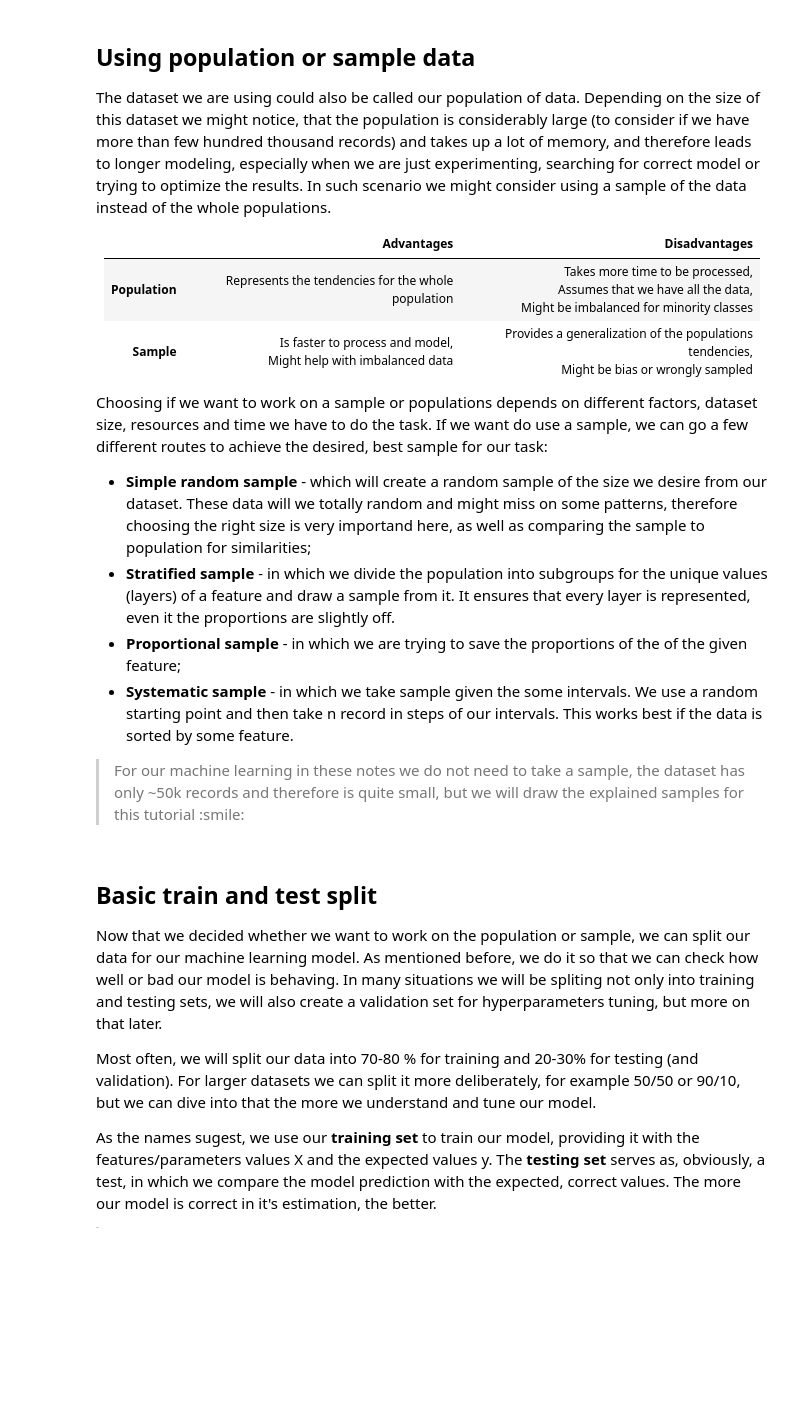
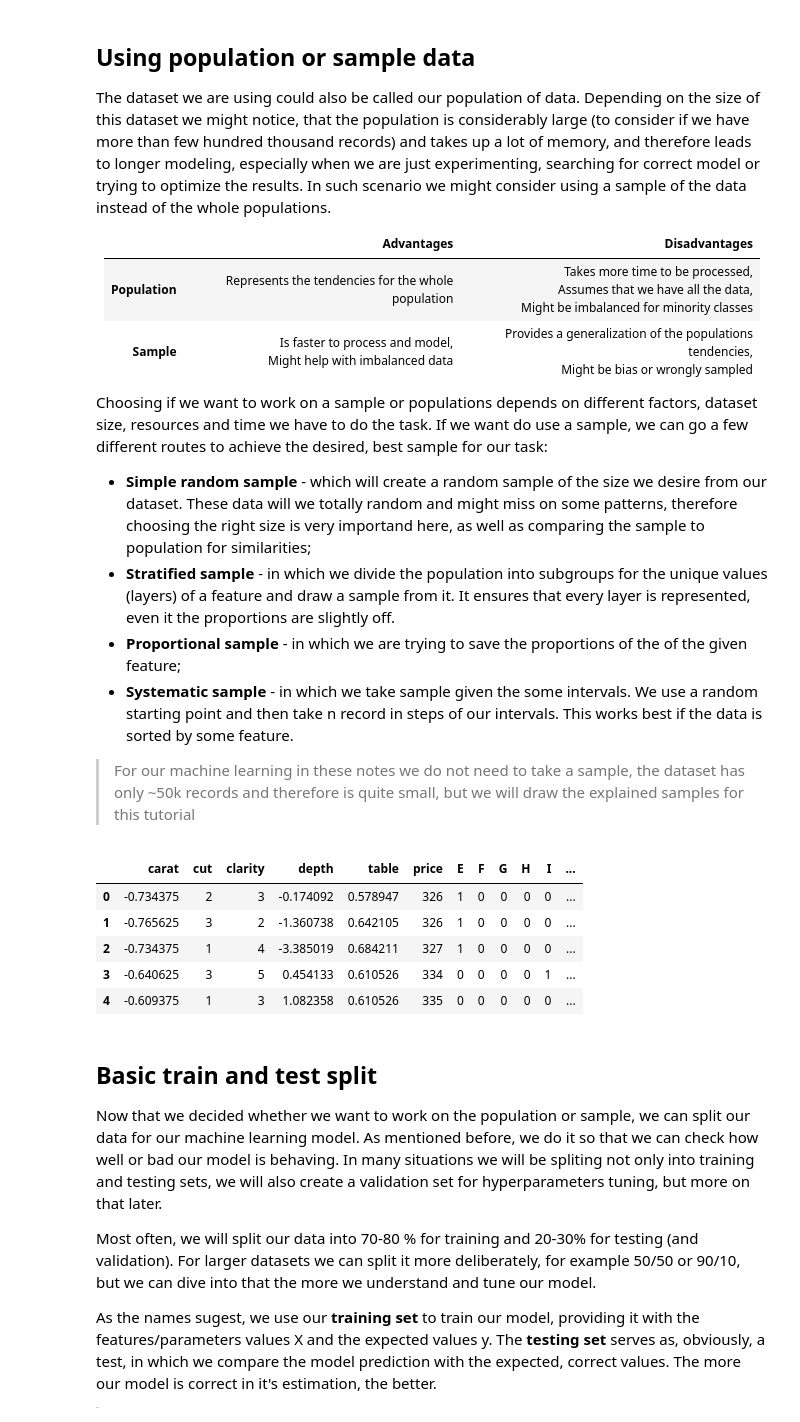
Before and after one commit to miladziekanowska/Machine_learning, a Jupyter notebook: 2_Train_and_Test_Split.ipynb, the cells around one changed output. Saved outputs shown, nothing was run; the diff lists cells and outputs as text; code cells hidden in the pictures; blank space fills up the shorter version.

```diff
--- a/2_Train_and_Test_Split.ipynb
+++ b/2_Train_and_Test_Split.ipynb
@@ -30,16 +30,24 @@ Choosing if we want to work on a sample or populations depends on different fact
 - **Proportional sample** - in which we are trying to save the proportions of the of the given feature;
 - **Systematic sample** - in which we take sample given the some intervals. We use a random starting point and then take n record in steps of our intervals. This works best if the data is sorted by some feature.
 
-> For our machine learning in these notes we do not need to take a sample, the dataset has only ~50k records and therefore is quite small, but we will draw the explained samples for this tutorial :smile:
+> For our machine learning in these notes we do not need to take a sample, the dataset has only ~50k records and therefore is quite small, but we will draw the explained samples for this tutorial
 # %%
 # Let's import our libraries and read in our dataset that we preprocessed
 import numpy as np
 import pandas as pd
 import matplotlib.pyplot as plt
-from matplotlib.patches import Patch
+import seaborn as sns
 
 # read our dataset for this notebook
 df = pd.read_csv('Diamonds_preprocessed.csv')
+df.head()
+# %% [output]
+|  | carat | cut | clarity | depth | table | price | E | F | G | H | I | ... |
+| 0 | -0.734375 | 2 | 3 | -0.174092 | 0.578947 | 326 | 1 | 0 | 0 | 0 | 0 | ... |
+| 1 | -0.765625 | 3 | 2 | -1.360738 | 0.642105 | 326 | 1 | 0 | 0 | 0 | 0 | ... |
+| 2 | -0.734375 | 1 | 4 | -3.385019 | 0.684211 | 327 | 1 | 0 | 0 | 0 | 0 | ... |
+| 3 | -0.640625 | 3 | 5 | 0.454133 | 0.610526 | 334 | 0 | 0 | 0 | 0 | 1 | ... |
+| 4 | -0.609375 | 1 | 3 | 1.082358 | 0.610526 | 335 | 0 | 0 | 0 | 0 | 0 | ... |
 # %%
 # simple random sample
 
```
Also changed, not shown: parts of 17 cells of this notebook.
